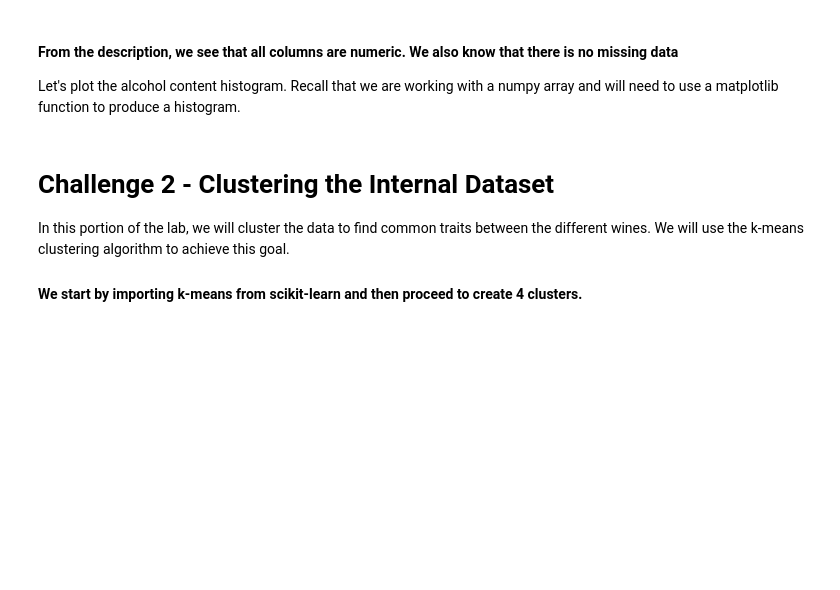
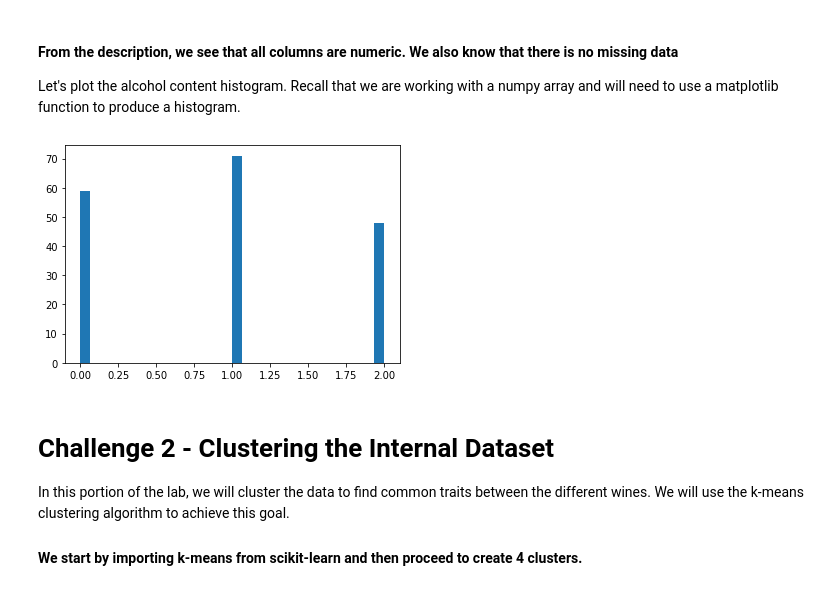
Before and after one commit to ta-datapt-bcn/lab-unsupervised-learning-and-sklearn, a Jupyter notebook: your-code/main.ipynb, the cells around one changed output. Cells and saved outputs as stored; diff of their text form; code cells hidden in the pictures; blank space fills up the shorter version.

```diff
--- a/your-code/main.ipynb
+++ b/your-code/main.ipynb
@@ -17,6 +19,8 @@ from sklearn.datasets import load_wine
 In the cell below, use the `load_wine` function and assign the wine dataset to a variable called `wine`.
 # %%
 # Your code here:
+
+wine = load_wine()
 # %% [markdown]
 In the next step, list the keys of the variable `wine` to examine its contents. Note that the `load_wine` function does not return dataframes. It returns you a Python dictionary.
 # %%
@@ -40,5 +84,10 @@ Let's plot the alcohol content histogram. Recall that we are working with a nump
 # %%
 # Your code here:
+
+plt.hist(wine.target, bins=30)
+plt.show()
+# %% [output]
+[figure, added]
 # %% [markdown]
 # Challenge 2 - Clustering the Internal Dataset
 
```
Also changed, not shown: parts of 44 cells of this notebook.
